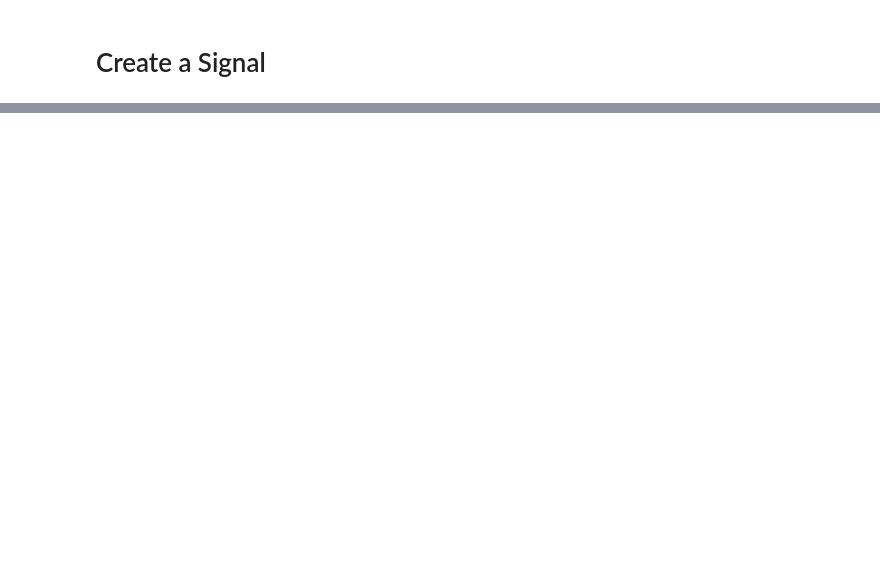
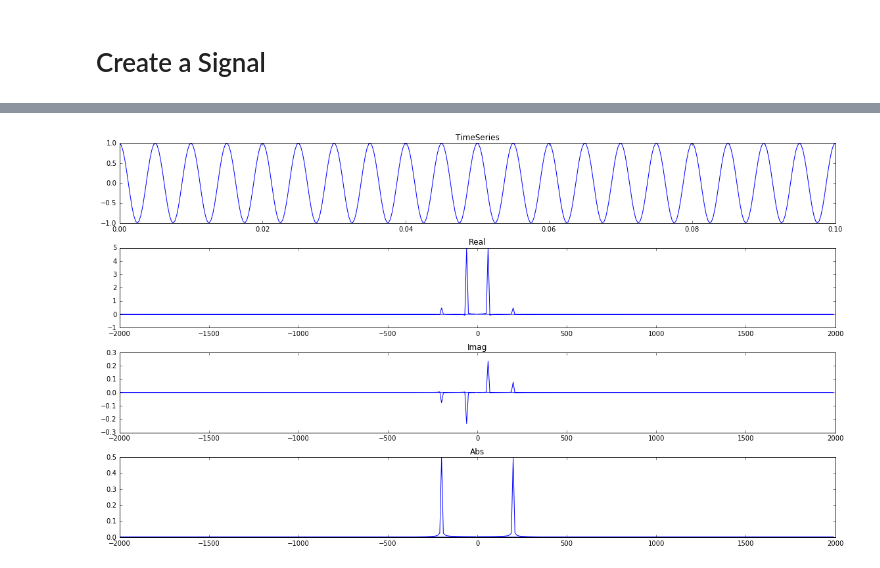
Before and after one commit to geoscixyz/em, a Jupyter notebook: examples/fourier_transform/FFT Example.ipynb, the cells around one changed output, grey strips where cells are left out. Cells and saved outputs as stored; diff of their text form; code cells hidden in the pictures; blank space fills up the shorter version.

```diff
--- a/examples/fourier_transform/FFT Example.ipynb
+++ b/examples/fourier_transform/FFT Example.ipynb
@@ -6,10 +10,2 @@ import matplotlib.pyplot as plt
 # %% [markdown]
 # Create a Signal
-# %%
-t = np.linspace(0.,1e-1,1000) # time vector
-dt = (t.max() - t.min())/float(t.size) # timestep
-
-f = 200. #base frequency of signal
-phi = 0. # phase shift (rad)
-
-signal = np.sin(2.*np.pi*f*t+phi)
@@ -48,0 +186,34 @@ plt.tight_layout()
+# %%
+t = np.linspace(0.,0.1,400) # time vector
+dt = (t.max() - t.min())/float(t.size) # timestep
+freq = fftpack.fftfreq(t.size,dt)
+df = (freq.max() - freq.min())/float(freq.size)
+f=200.
+
+signal = defsignal(Amp,fs,0.,t)
+noise = defsignal(10.**1*Amp,fn,0.,t)
+total = signal + noise
+
+Signal = dt*df*fftpack.fft(signal)
+Noise = dt*df*fftpack.fft(noise)
+Total = dt*df*fftpack.fft(total)
+
+fig, ax = plt.subplots(4,1,figsize=(16,9))
+ax = mkvc(ax)
+
+ax[0].plot(t,signal)
+ax[0].set_xlim([t.min(), t.max()])
+ax[0].set_title('TimeSeries')
+
+ax[1].plot(freq,Total.real)
+ax[1].set_title('Real')
+
+ax[2].plot(freq,Total.imag)
+ax[2].set_title('Imag')
+
+ax[3].plot(freq,np.abs(Signal))
+ax[3].set_title('Abs')
+
+plt.tight_layout()
+# %% [output]
+[figure, added]
```
Also changed, not shown: parts of 13 cells of this notebook.
